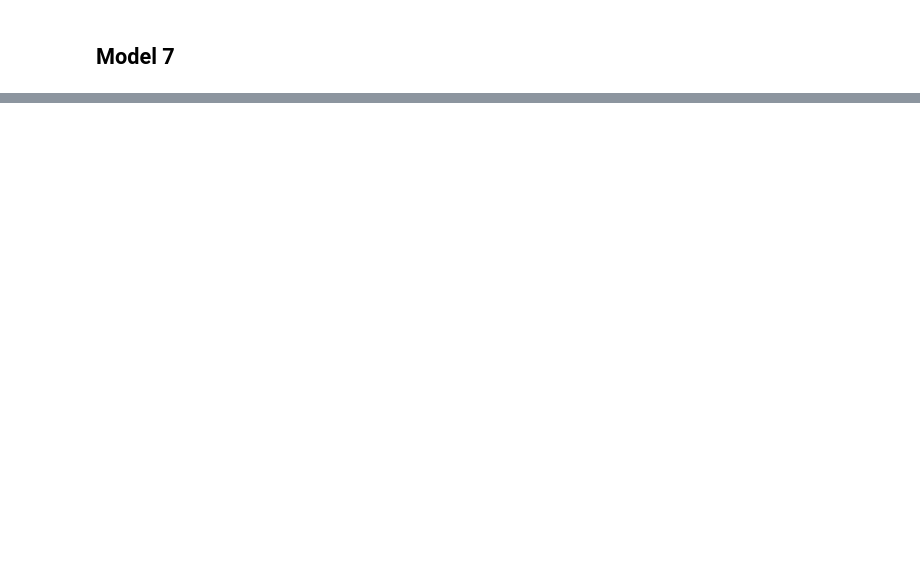
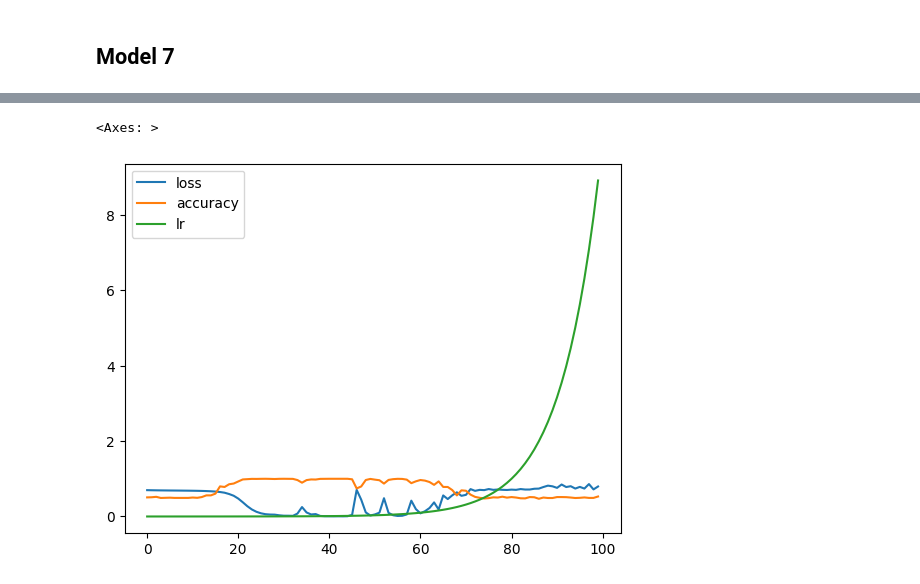
Before and after one commit to hasanzeynal/TensorFlow-Developer-Certificate, a Jupyter notebook: 02_Neural_Network_Classification_in_TensorFlow/neural_network_classification_in_tensorflow.ipynb, the cells around one changed output, grey strips where cells are left out. Drawn from its saved outputs; the diff is of its cells as text; code cells hidden in the pictures; blank space fills up the shorter version.

```diff
--- a/02_Neural_Network_Classification_in_TensorFlow/neural_network_classification_in_tensorflow.ipynb
+++ b/02_Neural_Network_Classification_in_TensorFlow/neural_network_classification_in_tensorflow.ipynb
@@ -467,0 +587,26 @@ sdkjqabcdn.x;askdjcn
+# %%
+#let's create a model_10 with the callback(LearningRateScheduler)
+
+#set the random seed
+tf.random.set_seed(42)
+
+#create the model(can be same model_9 or similar)
+model_10 = tf.keras.models.Sequential([
+    tf.keras.layers.Dense(100, activation= 'relu'),
+    tf.keras.layers.Dense(100, activation= 'relu'),
+    tf.keras.layers.Dense(1, activation= 'sigmoid')
+])
+
+#compile the model
+model_10.compile(loss = tf.keras.losses.binary_crossentropy,
+                 optimizer = 'adam',
+                 metrics = ['accuracy'])
+
+#set the callback(LearningRateScheduler) to find ideal Learning Rate
+lr_scheduler = tf.keras.callbacks.LearningRateScheduler(lambda epoch: 0.0001 * 10 **(epoch/20))
+
+#fit the model
+history_10 = model_10.fit(X_train,
+             y_train,
+             epochs= 100,
+             callbacks=[lr_scheduler])
@@ -467,0 +647,6 @@ sdkjqabcdn.x;askdjcn
+# %%
+#checkout the history of model_10
+pd.DataFrame(history_10.history).plot()
+# %% [output]
+<Axes: >
+[figure, added]
```
Also changed, not shown: parts of 77 cells of this notebook.
